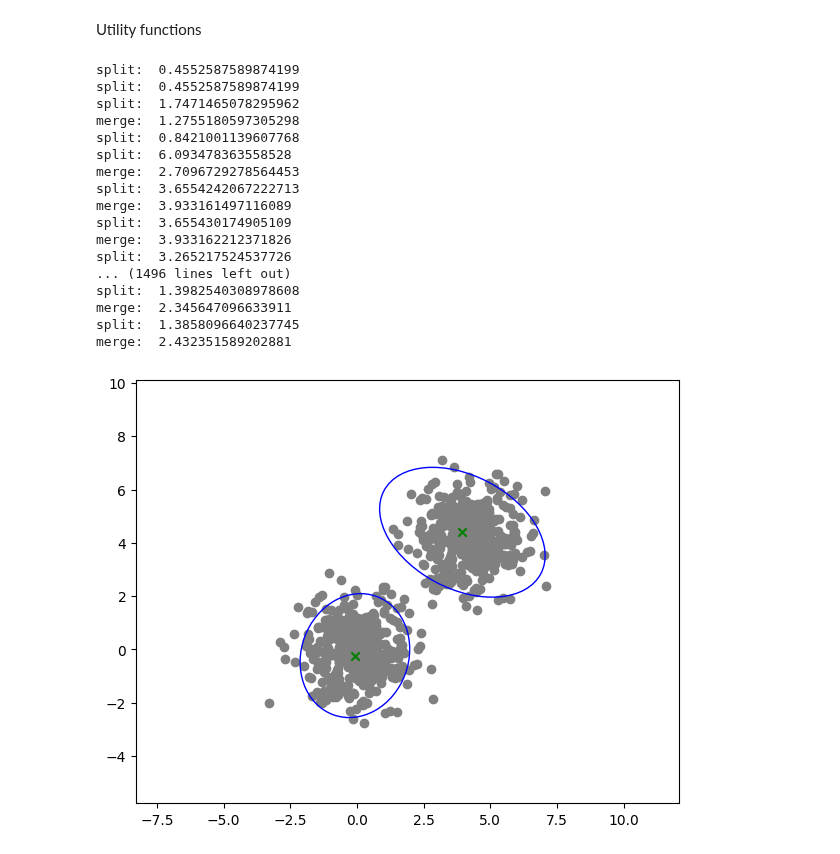
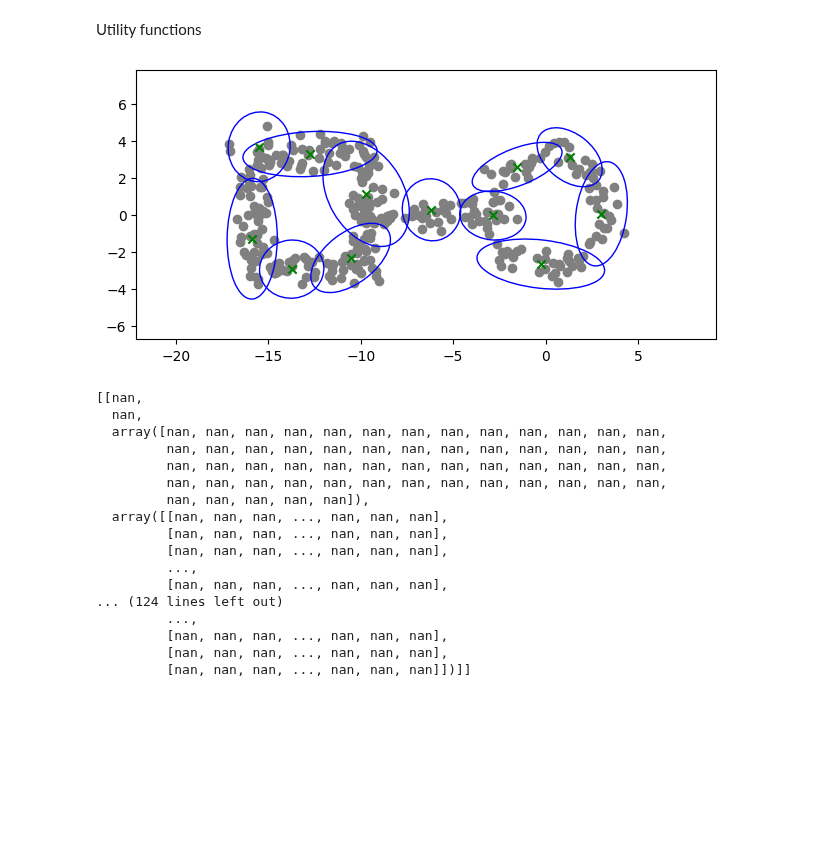
Before and after one commit to Stevan-LS/Online-DaDiL, a Jupyter notebook: Online GMM/Online GMM v2.ipynb, the cells around one changed output. Drawn from its saved outputs; the diff is of its cells as text; code cells hidden in the pictures; blank space fills up the shorter version.

```diff
--- a/Online GMM/Online GMM v2.ipynb
+++ b/Online GMM/Online GMM v2.ipynb
@@ -207,12 +208,14 @@ def nearest_psd(M):
     nearest_psd = np.dot(eigvec, np.dot(np.diag(np.maximum(eigval, 1e-5)), eigvec.T))
     return nearest_psd
 
-def init_cov_and_T_split(K_max, limits):
-    K_max = 15
-    cov_init_size = (limits[0][1]-limits[0][0] + limits[1][1]-limits[1][0])/(2*K_max)
-    cov_init = cov_init_size*np.eye(2)
+def init_cov_and_T_split(K_max, range_data, n):
+    cov_init_size = range_data/(2*K_max)
+    cov_init = cov_init_size*np.eye(n)
     T_split = 2*np.linalg.det(cov_init)
     return cov_init, T_split
+
+def normal_pdf(x, mean, cov):
+    return (2*np.pi)**(-len(x)/2) * np.linalg.det(cov)**(-1/2) * np.exp(-1/2 * np.dot((x - mean).T, np.dot(np.linalg.inv(cov), (x - mean))))
 # %%
 def GGMM(X, K_max, sigma0, alpha, T_split):
     GMM = []
@@ -220,8 +223,7 @@ def GGMM(X, K_max, sigma0, alpha, T_split):
         new_x = X[i]
         P = np.zeros(len(GMM))
         for j in range(len(GMM)):
-            #GMM[j][3] = nearest_psd(GMM[j][3])
-            P[j] = GMM[j][0] * multivariate_normal(mean=GMM[j][2], cov=GMM[j][3], allow_singular=True).pdf(new_x)
+            P[j] = GMM[j][0] * normal_pdf(new_x, mean=GMM[j][2], cov=GMM[j][3])
         if len(GMM) < K_max:
             GMM.append([alpha, 1, new_x, sigma0])
         else:
@@ -242,7 +244,6 @@ def GGMM(X, K_max, sigma0, alpha, T_split):
             # Split
             V = [np.linalg.det(GMM[j][3]) for j in range(len(GMM))]
             s = np.argmax(V)
-            print('split: ', V[s])
             if V[s] > T_split:
                 gauss_split1, gauss_split2 = split(GMM[s])
                 del GMM[s]
@@ -262,7 +263,6 @@ def GGMM(X, K_max, sigma0, alpha, T_split):
                         cov2 = torch.from_numpy(gauss2[3]).float()
                         bwm[i, j] = bures_wasserstein_metric(mean1, mean2, cov1, cov2)
                 min_value = np.min(bwm)
-                print('merge: ', min_value)
                 min_indexes = np.argwhere(bwm == min_value)[0]
                 merged_gauss = merge(GMM[min_indexes[0]], GMM[min_indexes[1]])
                 del GMM[max(min_indexes[0], min_indexes[1])]
@@ -272,38 +272,22 @@ def GGMM(X, K_max, sigma0, alpha, T_split):
 
     return GMM
 # %%
-data = np.random.permutation(X)
+data = np.random.permutation(X_ring_and_square)
 
 xmin, ymin = np.min(data, axis=0)[0], np.min(data, axis=0)[1]
 xmax, ymax = np.max(data, axis=0)[0], np.max(data, axis=0)[1]
 limits = [[xmin, xmax], [ymin, ymax]]
+range_data = np.mean(np.max(X_ring_and_square, axis=0) - np.min(X_ring_and_square, axis=0))
 
-K_max = 2
-cov_init, T_split = init_cov_and_T_split(K_max, limits)
+K_max = 12
+cov_init, T_split = init_cov_and_T_split(K_max, range_data, data.shape[1])
 
 result = GGMM(data, K_max, cov_init, 0.1, T_split)
 
 fig, ax = plt.subplots()
 ax.scatter(x=data[:, 0], y=data[:, 1], color='grey', zorder = 1)
 plot_GMM(result, limits, fig, ax)
 plt.gca().set_aspect('equal', adjustable='box')
 plt.tight_layout()
 # %% [output]
-split:  0.4552587589874199
-split:  0.4552587589874199
-split:  1.7471465078295962
-merge:  1.2755180597305298
-split:  0.8421001139607768
-split:  6.093478363558528
-merge:  2.7096729278564453
-split:  3.6554242067222713
-merge:  3.933161497116089
-split:  3.655430174905109
-merge:  3.933162212371826
-split:  3.265217524537726
-... (1496 lines left out)
-split:  1.3982540308978608
-merge:  2.345647096633911
-split:  1.3858096640237745
-merge:  2.432351589202881
-[figure, old version]
+[figure, new version]
@@ -309,0 +322,20 @@ merge:  2.432351589202881
+# %%
+result
+# %% [output]
+[[nan,
+  nan,
+  array([nan, nan, nan, nan, nan, nan, nan, nan, nan, nan, nan, nan, nan,
+         nan, nan, nan, nan, nan, nan, nan, nan, nan, nan, nan, nan, nan,
+         nan, nan, nan, nan, nan, nan, nan, nan, nan, nan, nan, nan, nan,
+         nan, nan, nan, nan, nan, nan, nan, nan, nan, nan, nan, nan, nan,
+         nan, nan, nan, nan, nan]),
+  array([[nan, nan, nan, ..., nan, nan, nan],
+         [nan, nan, nan, ..., nan, nan, nan],
+         [nan, nan, nan, ..., nan, nan, nan],
+         ...,
+         [nan, nan, nan, ..., nan, nan, nan],
+... (124 lines left out)
+         ...,
+         [nan, nan, nan, ..., nan, nan, nan],
+         [nan, nan, nan, ..., nan, nan, nan],
+         [nan, nan, nan, ..., nan, nan, nan]])]]
```
Also changed, not shown: parts of 5 cells of this notebook, 4 other files.
